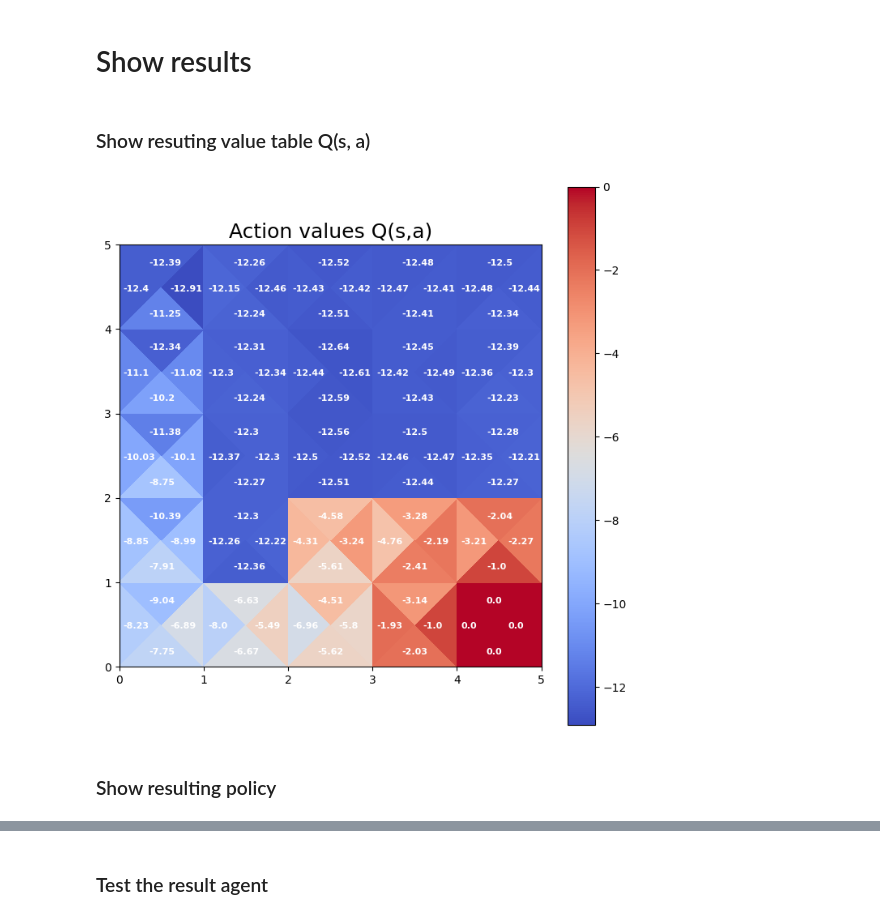
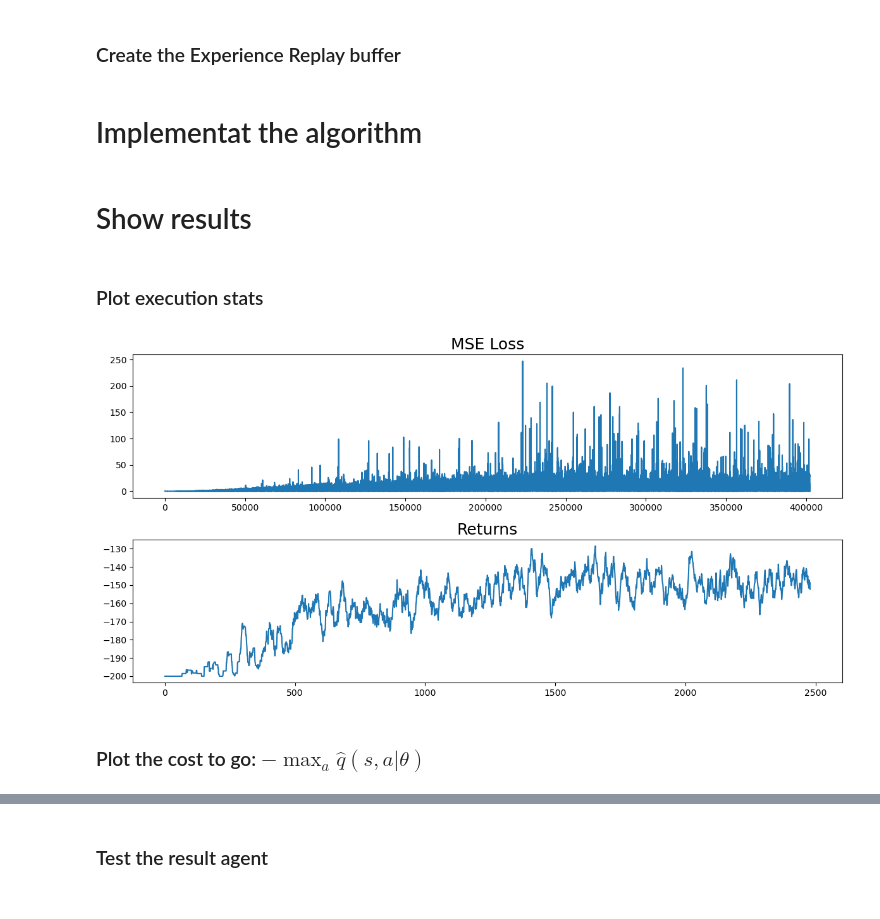
Before and after one commit to dkkahm/study-reinforcement, a Jupyter notebook: javier/013.Deep SARSA.ipynb, the cells around one changed output, grey strips where cells are left out. Saved outputs shown, nothing was run; the diff lists cells and outputs as text; code cells hidden in the pictures.

Commit message:
update Deep SARSA

```diff
--- a/javier/013.Deep SARSA.ipynb
+++ b/javier/013.Deep SARSA.ipynb
@@ -25 +98,4 @@ action_values = np.zeros((5, 5, 4))
+# %%
+target_q_network = copy.deepcopy(q_network)
+target_q_network = target_q_network.eval()
 # %% [markdown]
@@ -63,0 +116,2 @@ sarsa(action_values, policy, episodes=1000)
+# %% [markdown]
+### Create the Experience Replay buffer
@@ -64,11 +144,53 @@ sarsa(action_values, policy, episodes=1000)
+# %% [markdown]
+# Implementat the algorithm
+# %%
+def deep_sarsa(q_network, policy, episodes, alpha=0.001,
+               batch_size=32, gamma=0.99, epsilon=0.05):
+    optim = AdamW(q_network.parameters(), lr=alpha)
+    memory = ReplayMemory()
+    stats = {'MSE Loss': [], 'Returns': []}
+
+    for episode in tqdm(range(1, episodes + 1)):
+        state = env.reset()
+        done = False
+        ep_return = 0
+        while not done:
+            action = policy(state, epsilon)
+            next_state, reward, done, _ = env.step(action)
+            memory.insert([state, action, reward, done, next_state])
+
+            if memory.can_sample(batch_size):
+                state_b, action_b, reward_b, done_b, next_state_b = memory.sample(batch_size)
+                qsa_b = q_network(state_b).gather(1, action_b)
+                next_action_b = policy(next_state_b, epsilon)
+                next_qsa_b = target_q_network(next_state_b).gather(1, next_action_b)
+                target_b = reward_b + ~done_b * gamma * next_qsa_b
+                loss = F.mse_loss(qsa_b, target_b)
+                q_network.zero_grad()
+                loss.backward()
+                optim.step()
+
+                stats['MSE Loss'].append(loss.item())
+
+            state = next_state
+            ep_return += reward.item()
+
+        stats['Returns'].append(ep_return)
+
+        if episode % 10 == 0:
+            target_q_network.load_state_dict(q_network.state_dict())
+
+    return stats
+# %%
+stats = deep_sarsa(q_network, policy, 2500, epsilon=0.01)
 # %% [markdown]
 # Show results
 # %% [markdown]
-### Show resuting value table Q(s, a)
+### Plot execution stats
 # %%
-plot_action_values(action_values)
+plot_stats(stats)
 # %% [output]
-[figure, old version]
+[figure, new version]
 # %% [markdown]
-### Show resulting policy
+### Plot the cost to go: $ - \max_a \hat q(s,a|\theta)$
 # %%
```
Also changed, not shown: parts of 31 cells of this notebook, 1 other file.
